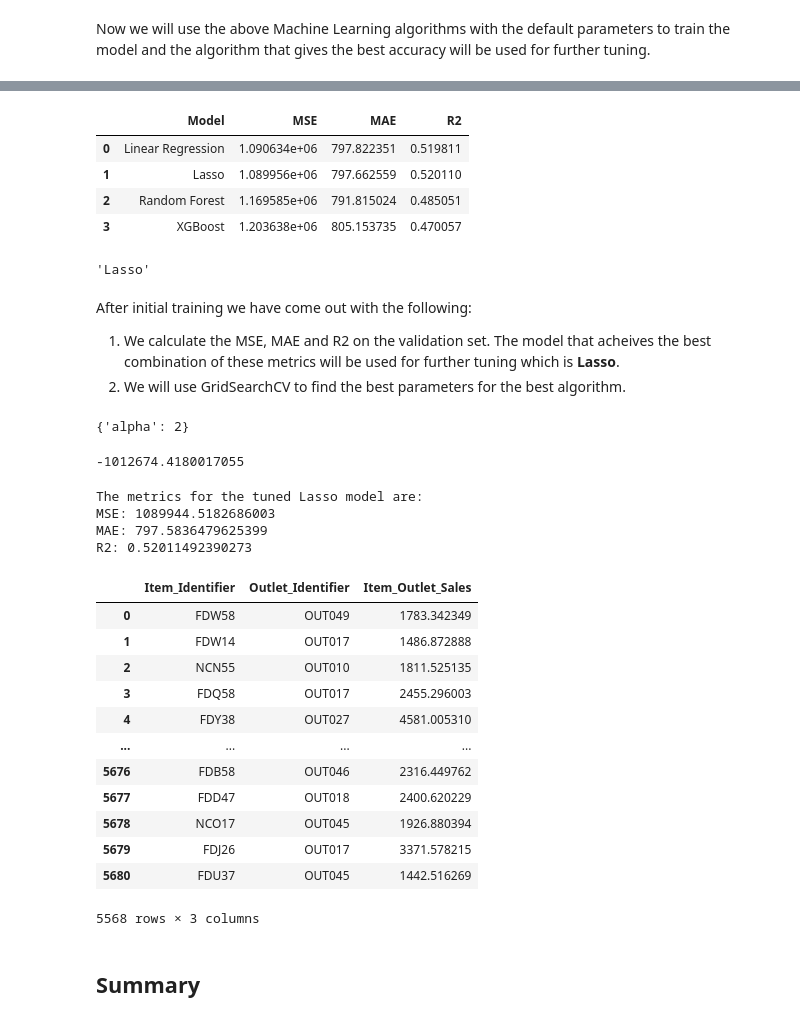
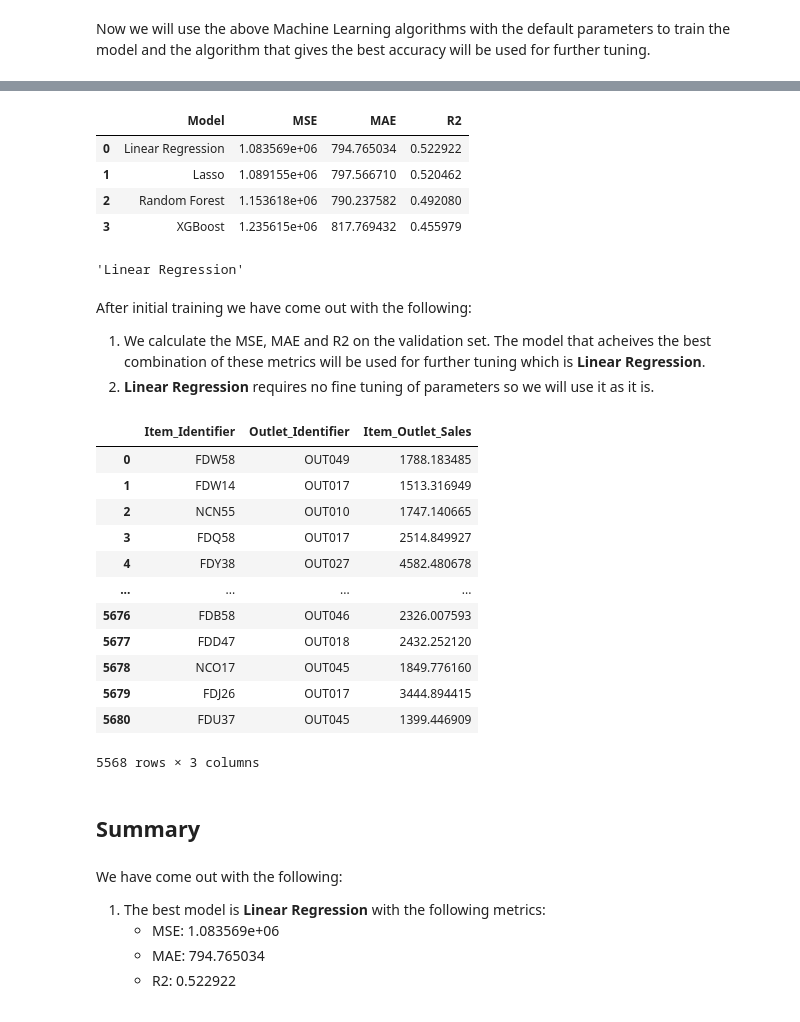
Before and after one commit to Technocolabs100/BigMart-Data-Analysis-and-Prediction, a Jupyter notebook: Mahmoud_Khaled_mahmoud.khaled12245@gmail.com.ipynb, the cells around one changed output, grey strips where cells are left out. Drawn from its saved outputs; the diff is of its cells as text; code cells hidden in the pictures.

Commit message:
finish training the models and write project summary

```diff
--- a/Mahmoud_Khaled_mahmoud.khaled12245@gmail.com.ipynb
+++ b/Mahmoud_Khaled_mahmoud.khaled12245@gmail.com.ipynb
@@ -498,6 +498,7 @@ class TestCleaner():
         self.categorical_columns = categorical_columns
         self.numerical_colums = numerical_colums
         self.scaler = scaler
+        self.submission_df = pd.DataFrame()
 
     def _fill_missing_values(self, data, categorical_col, numerical_col):
         """
@@ -573,9 +574,11 @@ class TestCleaner():
         data['Item_Type_Combined'] = data['Item_Identifier'].apply(lambda x: x[0:2])
         data['Item_Type_Combined'] = data['Item_Type_Combined'].map({'FD':'Food', 'NC':'Non-Consumable', 'DR':'Drinks'})
         data['Outlet_Age'] = 2013 - data['Outlet_Establishment_Year']
+        self.submission_df = pd.DataFrame({'Item_Identifier': data['Item_Identifier'], 'Outlet_Identifier': data['Outlet_Identifier']})
         unnecessary_columns = ['Item_Identifier', 'Outlet_Identifier', 'Outlet_Establishment_Year']
         data.drop(unnecessary_columns, axis=1, inplace=True)
         data.reset_index(drop=True, inplace=True)
+        return data
 
     def clean_data(self, data):
         """
@@ -602,4 +605,4 @@ test_cleaner = TestCleaner(categorical_columns, numerical_colums, scaler)
 # %%
 # apply the same preprocessing steps on the test data
 X_test = test_cleaner.clean_data(X_test)
-submission_df = pd.DataFrame({'Item_Identifier': X_test['Item_Identifier'], 'Outlet_Identifier': X_test['Outlet_Identifier']})
+submission_df = test_cleaner.submission_df
@@ -757,62 +758,43 @@ metrics , best_model = trainer.models_metrics(mse_values, mae_values, r2_values)
 metrics
 # %% [output]
 |  | Model | MSE | MAE | R2 |
-| 0 | Linear Regression | 1.090634e+06 | 797.822351 | 0.519811 |
-| 1 | Lasso | 1.089956e+06 | 797.662559 | 0.520110 |
-| 2 | Random Forest | 1.169585e+06 | 791.815024 | 0.485051 |
-| 3 | XGBoost | 1.203638e+06 | 805.153735 | 0.470057 |
+| 0 | Linear Regression | 1.083569e+06 | 794.765034 | 0.522922 |
+| 1 | Lasso | 1.089155e+06 | 797.566710 | 0.520462 |
+| 2 | Random Forest | 1.153618e+06 | 790.237582 | 0.492080 |
+| 3 | XGBoost | 1.235615e+06 | 817.769432 | 0.455979 |
 # %%
 best_model
 # %% [output]
-'Lasso'
+'Linear Regression'
 # %% [markdown]
 After initial training we have come out with the following:
-1. We calculate the MSE, MAE and R2 on the validation set. The model that acheives the best combination of these metrics will be used for further tuning which is **Lasso**.
-2. We will use GridSearchCV to find the best parameters for the best algorithm.
+1. We calculate the MSE, MAE and R2 on the validation set. The model that acheives the best combination of these metrics will be used for further tuning which is **Linear Regression**.
+2. **Linear Regression** requires no fine tuning of parameters so we will use it as it is.
-# %%
-# write grid seatch model for lasso model above only
-grid_params = {'alpha': [0.1, 0.5, 0.8, 1, 2, 5, 10, 20]}
-grid_search = GridSearchCV(regularized_lr, grid_params, scoring='neg_mean_squared_error', cv=5)
-grid_search.fit(X_train, y_train)
-grid_search.best_params_
-# %% [output]
-{'alpha': 2}
-# %%
-grid_search.best_score_
-# %% [output]
--1012674.4180017055
-# %%
-# final training for lasso with best params
-regularized_lr_tuned = Lasso(alpha=grid_search.best_params_['alpha'])
-mse_value, mae_value, r2_value = trainer.train_model(regularized_lr_tuned)
-print("The metrics for the tuned Lasso model are:")
-print("MSE: {}".format(mse_value))
-print("MAE: {}".format(mae_value))
-print("R2: {}".format(r2_value))
-# %% [output]
-The metrics for the tuned Lasso model are:
-MSE: 1089944.5182686003
-MAE: 797.5836479625399
-R2: 0.52011492390273
 # %%
-preds = regularized_lr_tuned.predict(X_test)
+preds = linear_regression.predict(X_test)
 submission_df['Item_Outlet_Sales'] = preds
 submission_df
 # %% [output]
 |  | Item_Identifier | Outlet_Identifier | Item_Outlet_Sales |
-| 0 | FDW58 | OUT049 | 1783.342349 |
-| 1 | FDW14 | OUT017 | 1486.872888 |
-| 2 | NCN55 | OUT010 | 1811.525135 |
-| 3 | FDQ58 | OUT017 | 2455.296003 |
-| 4 | FDY38 | OUT027 | 4581.005310 |
+| 0 | FDW58 | OUT049 | 1788.183485 |
+| 1 | FDW14 | OUT017 | 1513.316949 |
+| 2 | NCN55 | OUT010 | 1747.140665 |
+| 3 | FDQ58 | OUT017 | 2514.849927 |
+| 4 | FDY38 | OUT027 | 4582.480678 |
 | ... | ... | ... | ... |
-| 5676 | FDB58 | OUT046 | 2316.449762 |
-| 5677 | FDD47 | OUT018 | 2400.620229 |
-| 5678 | NCO17 | OUT045 | 1926.880394 |
-| 5679 | FDJ26 | OUT017 | 3371.578215 |
-| 5680 | FDU37 | OUT045 | 1442.516269 |
+| 5676 | FDB58 | OUT046 | 2326.007593 |
+| 5677 | FDD47 | OUT018 | 2432.252120 |
+| 5678 | NCO17 | OUT045 | 1849.776160 |
+| 5679 | FDJ26 | OUT017 | 3444.894415 |
+| 5680 | FDU37 | OUT045 | 1399.446909 |
 5568 rows × 3 columns
 # %%
 submission_df.to_csv('submission.csv', index=False)
 # %% [markdown]
 ## Summary
+# %% [markdown]
+We have come out with the following:
+1. The best model is **Linear Regression** with the following metrics:
+    * MSE: 1.083569e+06
+    * MAE: 794.765034
+    * R2: 0.522922
```
Also changed, not shown: parts of 5 cells of this notebook.
